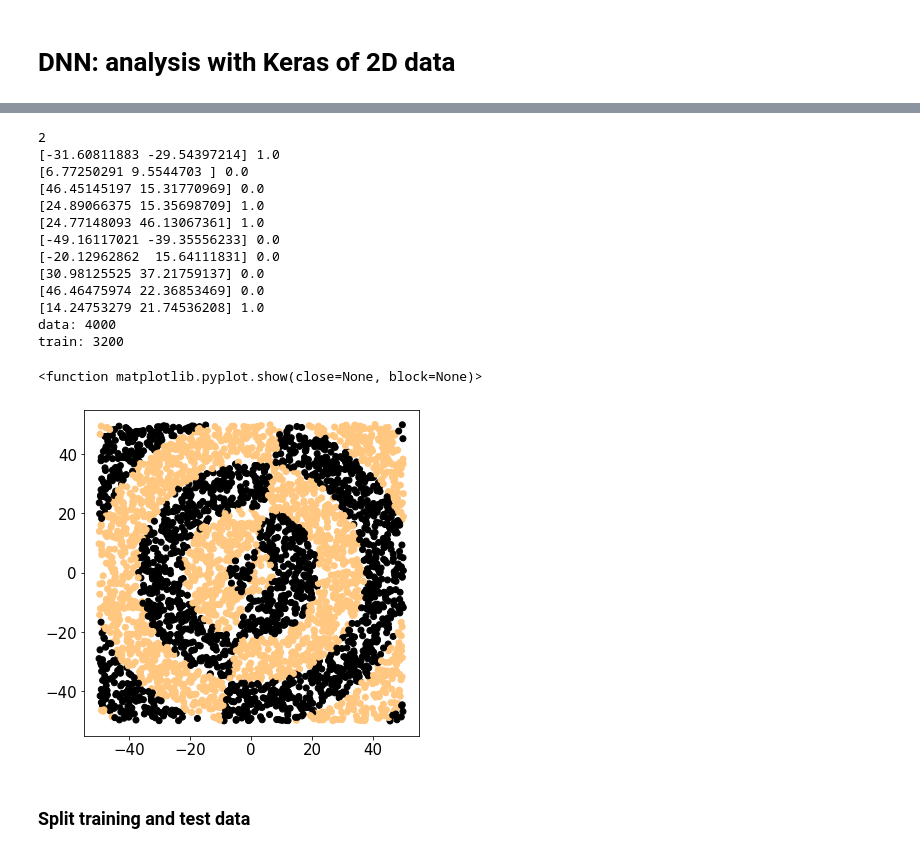
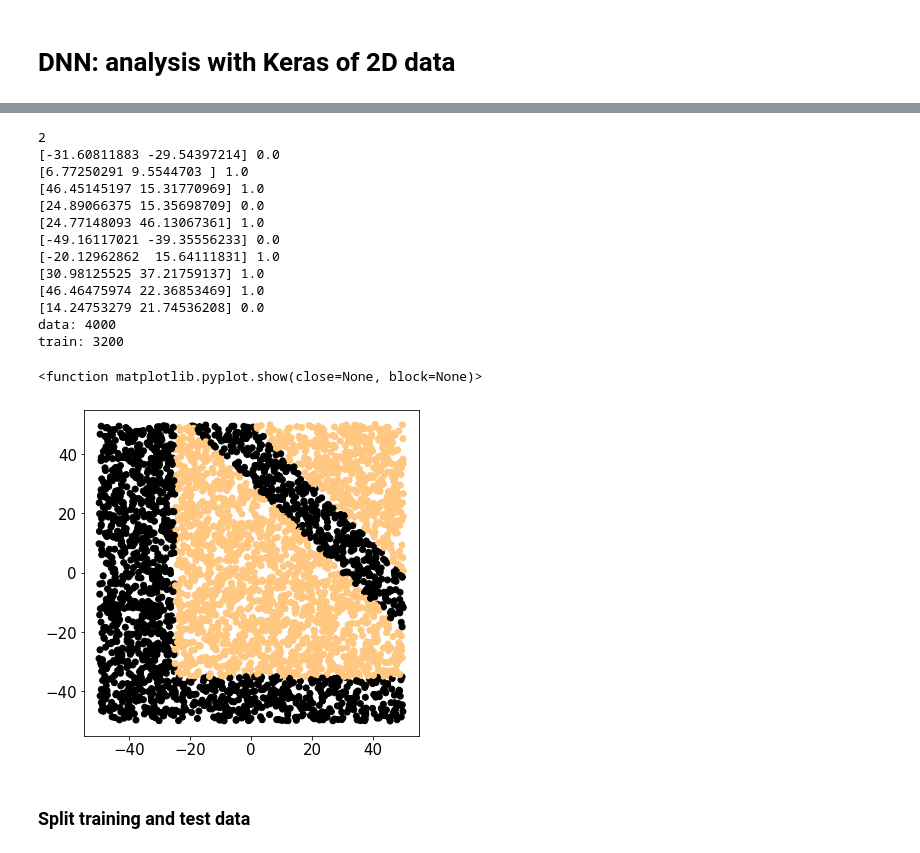
Before and after one commit to davbac/LCP-modB, a Jupyter notebook: analise_data_DNN_2023.ipynb, the cells around one changed output, grey strips where cells are left out. Cells and saved outputs as stored; diff of their text form; code cells hidden in the pictures.

```diff
--- a/analise_data_DNN_2023.ipynb
+++ b/analise_data_DNN_2023.ipynb
@@ -21,40 +21,40 @@ perc_train = 0.8
 To enable them in other operations, rebuild TensorFlow with the appropriate compiler flags.
 # %%
 # Keras works with numpy arrays: just use them from the start
-TYPE=2
+TYPE=1
 x = np.loadtxt(filename("data",TYPE), delimiter=' ')
 y = np.loadtxt(filename("labels",TYPE), delimiter=' ')
 N = len(x)
 
 # dim. of a sample
 L = len(x[0])
 print(L)
 
 for i in range(10):
     print(x[i],y[i])
 
 N_train = int(perc_train * N)
 print(f'data: {N}\ntrain: {N_train}')
 
 plt.figure(figsize = (6,6))
 plt.scatter(x[:,0],x[:,1],c=y)
 plt.show
 # %% [output]
 2
-[-31.60811883 -29.54397214] 1.0
-[6.77250291 9.5544703 ] 0.0
-[46.45145197 15.31770969] 0.0
-[24.89066375 15.35698709] 1.0
+[-31.60811883 -29.54397214] 0.0
+[6.77250291 9.5544703 ] 1.0
+[46.45145197 15.31770969] 1.0
+[24.89066375 15.35698709] 0.0
 [24.77148093 46.13067361] 1.0
 [-49.16117021 -39.35556233] 0.0
-[-20.12962862  15.64111831] 0.0
-[30.98125525 37.21759137] 0.0
-[46.46475974 22.36853469] 0.0
-[14.24753279 21.74536208] 1.0
+[-20.12962862  15.64111831] 1.0
+[30.98125525 37.21759137] 1.0
+[46.46475974 22.36853469] 1.0
+[14.24753279 21.74536208] 0.0
 data: 4000
 train: 3200
 <function matplotlib.pyplot.show(close=None, block=None)>
-[figure, old version]
+[figure, new version]
 # %% [markdown]
 ### Split training and test data
 # %%
```
Also changed, not shown: parts of 7 cells of this notebook, 1 other file.
